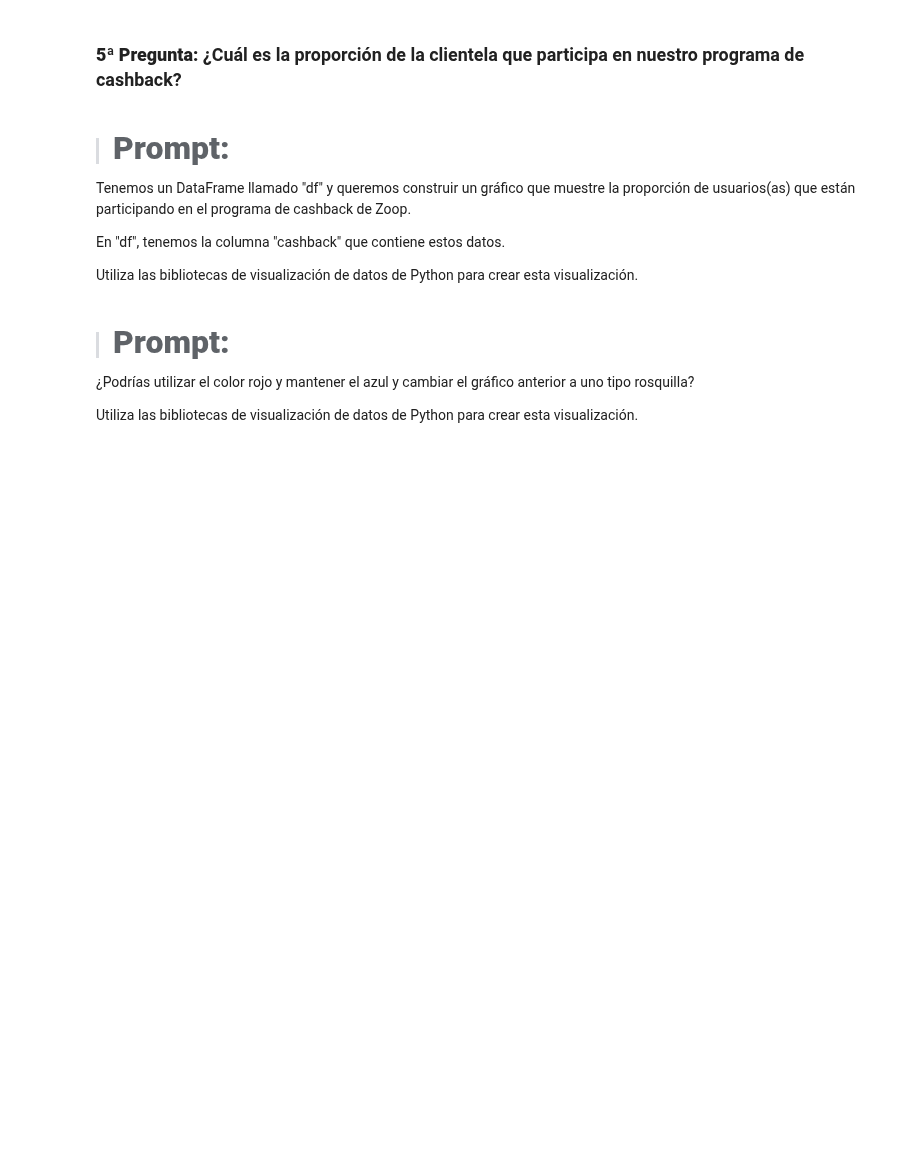
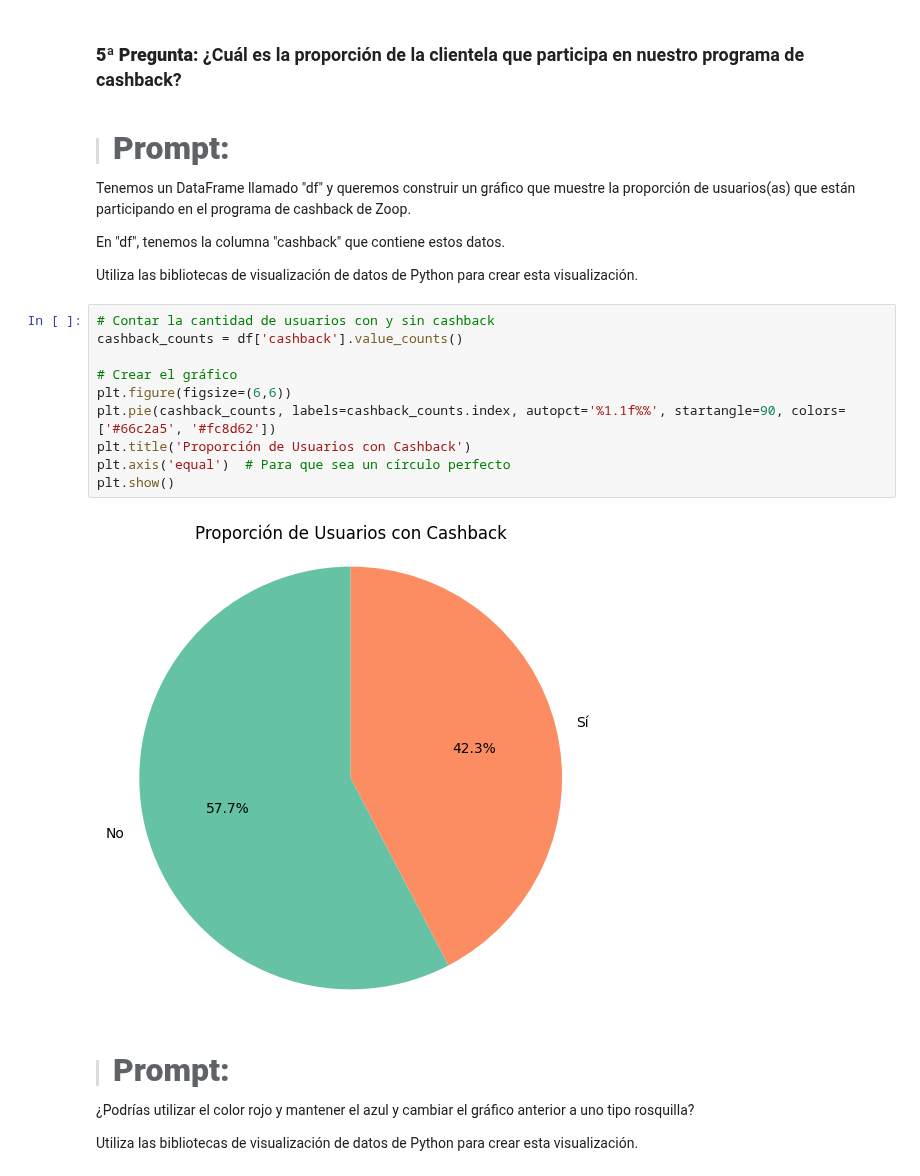
Before and after one commit to Monica-Restrepo/clases-programacion, a Jupyter notebook: ia_aplicada_a_ciencia_de_datos.ipynb, the cells around one changed output. Saved outputs shown, nothing was run; the diff lists cells and outputs as text; blank space fills up the shorter version.

```diff
--- a/ia_aplicada_a_ciencia_de_datos.ipynb
+++ b/ia_aplicada_a_ciencia_de_datos.ipynb
@@ -713,6 +713,18 @@ Tenemos un DataFrame llamado "df" y queremos construir un gráfico que muestre l
 En "df", tenemos la columna "cashback" que contiene estos datos.
 
 Utiliza las bibliotecas de visualización de datos de Python para crear esta visualización.
+# %%
+# Contar la cantidad de usuarios con y sin cashback
+cashback_counts = df['cashback'].value_counts()
+
+# Crear el gráfico
+plt.figure(figsize=(6,6))
+plt.pie(cashback_counts, labels=cashback_counts.index, autopct='%1.1f%%', startangle=90, colors=['#66c2a5', '#fc8d62'])
+plt.title('Proporción de Usuarios con Cashback')
+plt.axis('equal')  # Para que sea un círculo perfecto
+plt.show()
+# %% [output]
+[figure, added]
 # %% [markdown]
 > #### <strong><font color="7b71ff" size =6>Prompt:</font></strong>
 
```
Also changed, not shown: parts of 7 cells of this notebook.
